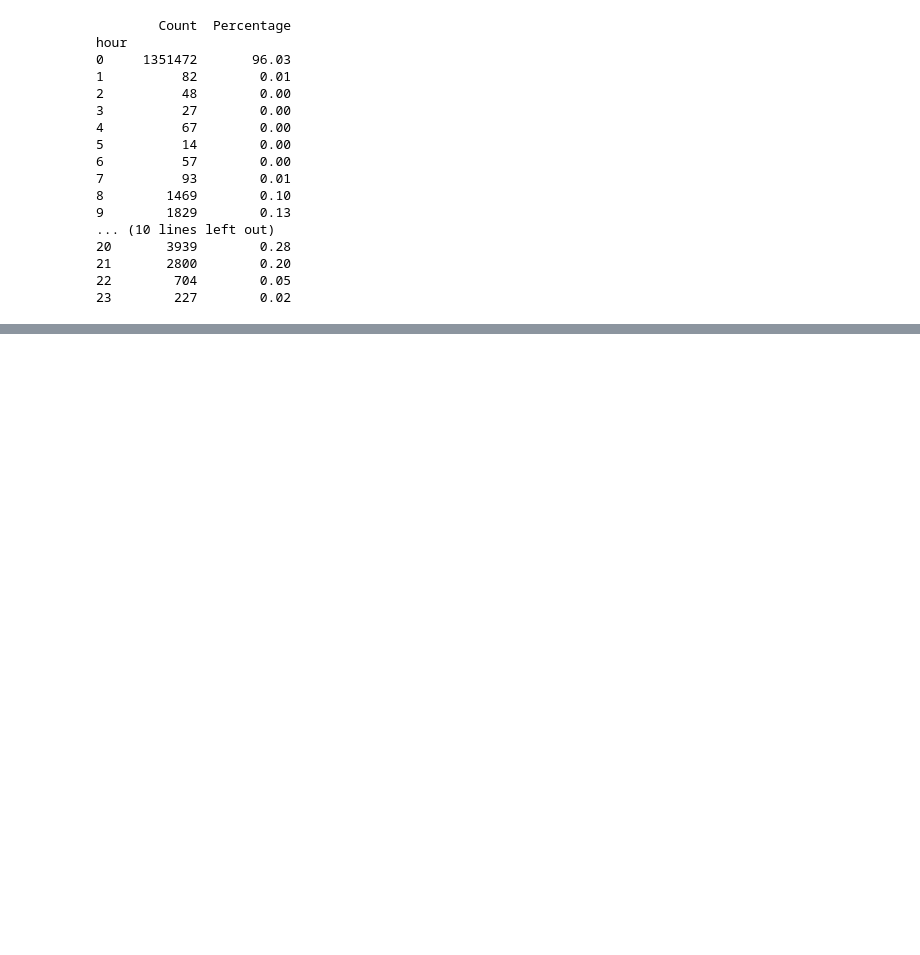
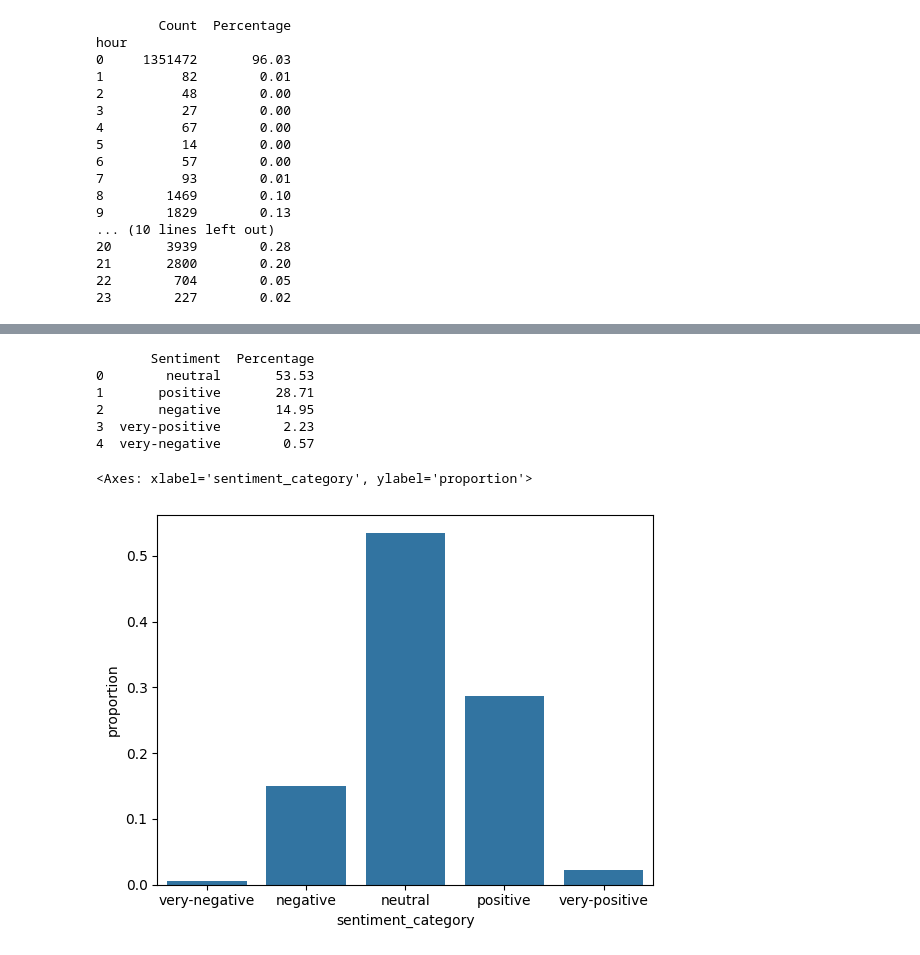
Before and after one commit to Filimon-H/Nova-Financial-Solutions_Forecasting, a Jupyter notebook: notebooks/EDA.ipynb, the cells around one changed output, grey strips where cells are left out. Cells and saved outputs as stored; diff of their text form; code cells hidden in the pictures; blank space fills up the shorter version.

```diff
--- a/notebooks/EDA.ipynb
+++ b/notebooks/EDA.ipynb
@@ -357,0 +388,38 @@ hour
+# %%
+from nltk.sentiment.vader import SentimentIntensityAnalyzer
+
+# let us initialize NLTK's pre-trained sentiment analyzer
+sentiment_analyzer = SentimentIntensityAnalyzer()
+# %%
+# apply the sentiment analyzer to obtain the sentiment and intensity of the sentiment
+df['headline_sentiment'] = df['headline'].apply(lambda headline: sentiment_analyzer.polarity_scores(headline)["compound"])
+# %%
+# now we can
+df['sentiment_category'] = pd.cut(x=df['headline_sentiment'] , bins=[-1, -0.7, -0.1, 0.1, 0.7, 1] , labels=["very-negative", "negative", "neutral", "positive", "very-positive"], precision=3)
+# %%
+# Calculate percentages and convert to DataFrame
+sentiment_percentages = (
+    df['sentiment_category']
+    .value_counts(normalize=True)
+    .mul(100)
+    .round(2)
+    .reset_index()
+)
+
+# Rename columns
+sentiment_percentages.columns = ['Sentiment', 'Percentage']
+
+# Display the table
+print(sentiment_percentages)
+# %% [output]
+       Sentiment  Percentage
+0        neutral       53.53
+1       positive       28.71
+2       negative       14.95
+3  very-positive        2.23
+4  very-negative        0.57
+# %%
+sns.barplot(df['sentiment_category'].value_counts(normalize=True))
+# %% [output]
+<Axes: xlabel='sentiment_category', ylabel='proportion'>
+[figure, added]
```
Also changed, not shown: parts of 14 cells of this notebook.
